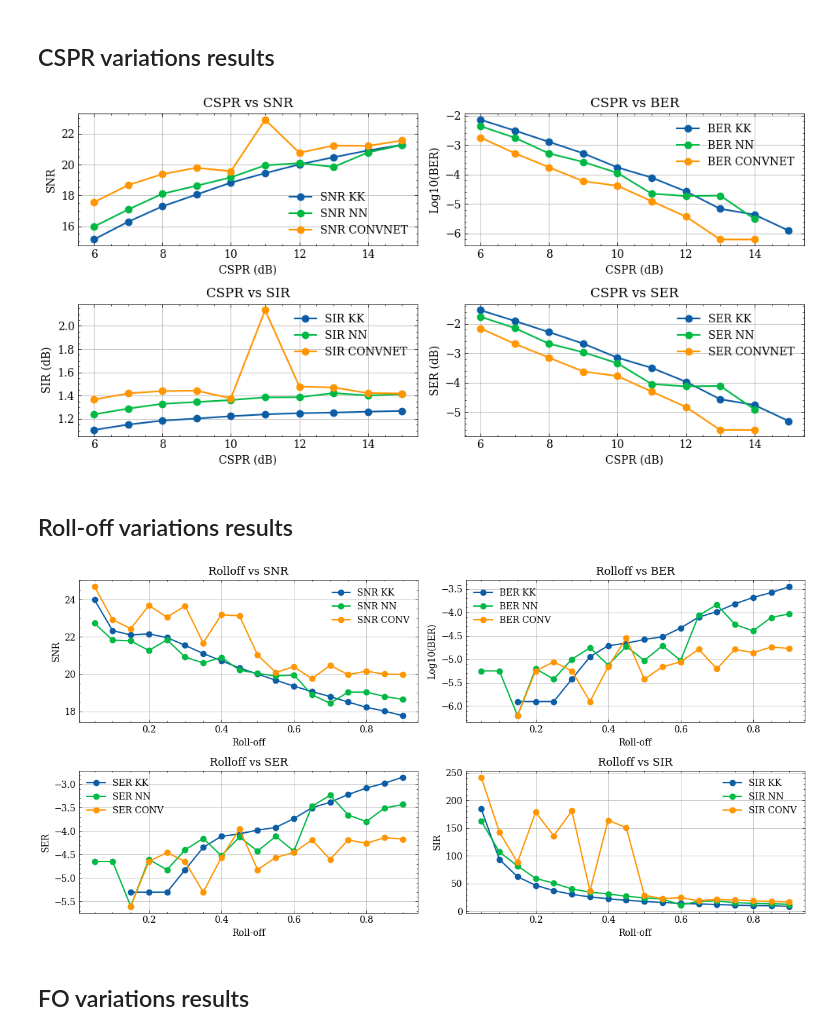
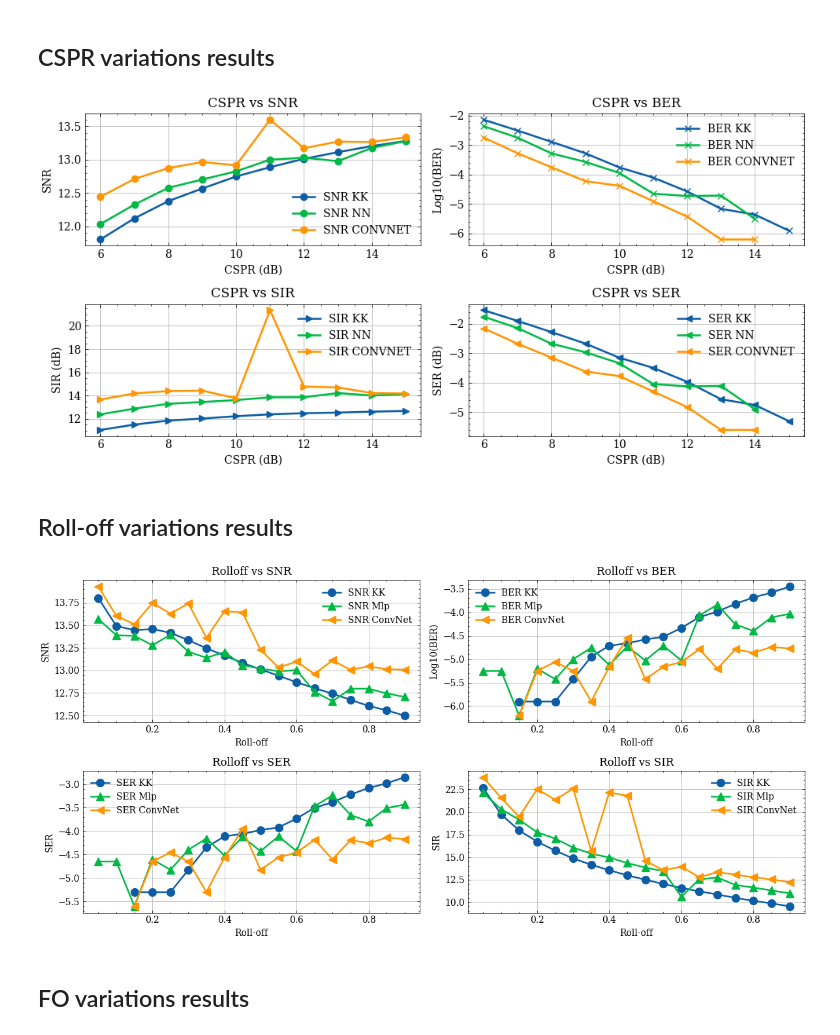
Before and after one commit to silasabs/PIVIC-PIBIC-Comunicacoes-Opticas, a Jupyter notebook: jupyter notebooks/Pibic_Results_PhaseRetrieval.ipynb, the cells around one changed output. Cells and saved outputs as stored; diff of their text form; code cells hidden in the pictures.

```diff
--- a/jupyter notebooks/Pibic_Results_PhaseRetrieval.ipynb
+++ b/jupyter notebooks/Pibic_Results_PhaseRetrieval.ipynb
@@ -15,7 +15,7 @@ import warnings
 warnings.filterwarnings('ignore')
 # %%
 plt.rcParams['font.size'] = 10
-plt.rcParams['lines.linewidth'] = 1.5
+plt.rcParams['lines.linewidth'] = 1.8
 plt.rcParams['text.usetex'] = False
 
 figurePath = r'C:\Users\Silas\Documents\PIVIC-Comunicacoes-Opticas\resultados\Figuras\Pibic'
@@ -118,28 +118,28 @@ fig, ax = plt.subplots(2, 2, figsize=(10,5))
 
 for index in range(0, len(labels)):
     # Plot SNR
-    ax[0,0].plot(loPower, CSPR_SNR[index,:],'-o', label='SNR '+labels[index])
+    ax[0,0].plot(loPower, 10*np.log10(CSPR_SNR[index,:]),'-o', label='SNR '+labels[index])
     ax[0,0].set_xlabel('CSPR (dB)')
     ax[0,0].set_ylabel('SNR')
     ax[0,0].title.set_text('CSPR vs SNR')
     ax[0,0].legend()
     ax[0,0].grid()
     # Plot BER
-    ax[0,1].plot(loPower, np.log10(CSPR_BER[index,:]),'-o', label='BER '+labels[index])
+    ax[0,1].plot(loPower, np.log10(CSPR_BER[index,:]),'-x', label='BER '+labels[index])
     ax[0,1].set_xlabel('CSPR (dB)')
     ax[0,1].set_ylabel('Log10(BER)')
     ax[0,1].title.set_text('CSPR vs BER')
     ax[0,1].legend()
     ax[0,1].grid()
     # Plot SIR
-    ax[1,0].plot(loPower, np.log10(CSPR_SIR[index,:]),'-o', label='SIR '+labels[index])
+    ax[1,0].plot(loPower, 10*np.log10(CSPR_SIR[index,:]),'->', label='SIR '+labels[index])
     ax[1,0].set_xlabel('CSPR (dB)')
     ax[1,0].set_ylabel('SIR (dB)')
     ax[1,0].title.set_text('CSPR vs SIR')
     ax[1,0].legend()
     ax[1,0].grid()
     # Plot SER
-    ax[1,1].plot(loPower, np.log10(CSPR_SER[index,:]),'-o', label='SER '+labels[index])
+    ax[1,1].plot(loPower, np.log10(CSPR_SER[index,:]),'-<', label='SER '+labels[index])
     ax[1,1].set_xlabel('CSPR (dB)')
     ax[1,1].set_ylabel('SER (dB)')
     ax[1,1].title.set_text('CSPR vs SER')
@@ -151,7 +151,7 @@ for index in range(0, len(labels)):
 if savePlots:
     plt.savefig(figurePath+'\CSPR_Results.png', dpi=600)
 # %% [output]
-[figure, old version]
+[figure, new version]
 # %% [markdown]
 ## Roll-off variations results
 # %%
@@ -161,51 +161,51 @@ savePlots = False
 plt.figure(num=None, figsize=(12, 6))
 
 graphic01 = plt.subplot(2, 2, 1)
-plt.plot(Rolloff, Rolloff_SNR[0,:],'-o', label='SNR KK')
-plt.plot(Rolloff, Rolloff_SNR[1,:],'-o', label='SNR NN')
-plt.plot(Rolloff, Rolloff_SNR[2,:],'-o', label='SNR CONV')
+plt.plot(Rolloff, 10*np.log10(Rolloff_SNR[0,:]), marker='o', markersize=8.5, label='SNR KK')
+plt.plot(Rolloff, 10*np.log10(Rolloff_SNR[1,:]), marker='^', markersize=8.5, label='SNR Mlp')
+plt.plot(Rolloff, 10*np.log10(Rolloff_SNR[2,:]), marker='<', markersize=8.5, label='SNR ConvNet')
 plt.xlabel('Roll-off')
 plt.ylabel('SNR')
 plt.title('Rolloff vs SNR')
 plt.legend()
 plt.grid()
 
 graphic02 = plt.subplot(2, 2, 2)
-plt.plot(Rolloff, np.log10(Rolloff_BER[0,:]),'-o', label='BER KK')
-plt.plot(Rolloff, np.log10(Rolloff_BER[1,:]),'-o', label='BER NN')
-plt.plot(Rolloff, np.log10(Rolloff_BER[2,:]),'-o', label='BER CONV')
+plt.plot(Rolloff, np.log10(Rolloff_BER[0,:]), marker='o', markersize=8.5, label='BER KK')
+plt.plot(Rolloff, np.log10(Rolloff_BER[1,:]), marker='^', markersize=8.5, label='BER Mlp')
+plt.plot(Rolloff, np.log10(Rolloff_BER[2,:]), marker='<', markersize=8.5, label='BER ConvNet')
 plt.xlabel('Roll-off')
 plt.ylabel('Log10(BER)')
 plt.title('Rolloff vs BER')
 plt.legend()
 plt.grid()
 
 graphic03 = plt.subplot(2, 2, 3)
-plt.plot(Rolloff, np.log10(Rolloff_SER[0,:]),'-o', label='SER KK')
-plt.plot(Rolloff, np.log10(Rolloff_SER[1,:]),'-o', label='SER NN')
-plt.plot(Rolloff, np.log10(Rolloff_SER[2,:]),'-o', label='SER CONV')
+plt.plot(Rolloff, np.log10(Rolloff_SER[0,:]), marker='o', markersize=8.5, label='SER KK')
+plt.plot(Rolloff, np.log10(Rolloff_SER[1,:]), marker='^', markersize=8.5, label='SER Mlp')
+plt.plot(Rolloff, np.log10(Rolloff_SER[2,:]), marker='<', markersize=8.5, label='SER ConvNet')
 plt.xlabel('Roll-off')
 plt.ylabel('SER')
 plt.title('Rolloff vs SER')
 plt.legend()
 plt.grid()
 
 graphic04 = plt.subplot(2, 2, 4)
-plt.plot(Rolloff, Rolloff_SIR[0,:],'-o', label='SIR KK')
-plt.plot(Rolloff, Rolloff_SIR[1,:],'-o', label='SIR NN')
-plt.plot(Rolloff, Rolloff_SIR[2,:],'-o', label='SIR CONV')
+plt.plot(Rolloff, 10*np.log10(Rolloff_SIR[0,:]), marker='o', markersize=8.5, label='SIR KK')
+plt.plot(Rolloff, 10*np.log10(Rolloff_SIR[1,:]), marker='^', markersize=8.5, label='SIR Mlp')
+plt.plot(Rolloff, 10*np.log10(Rolloff_SIR[2,:]), marker='<', markersize=8.5, label='SIR ConvNet')
 plt.xlabel('Roll-off')
 plt.ylabel('SIR')
 plt.title('Rolloff vs SIR')
 plt.legend()
 plt.grid()
 
 plt.tight_layout()
 
 if savePlots:
     plt.savefig(figurePath+'\Rolloff_Results.png', dpi=600)
 # %% [output]
-[figure, old version]
+[figure, new version]
 # %% [markdown]
 ## FO variations results
 # %%
```
Also changed, not shown: parts of 1 cell of this notebook, 2 other files.
